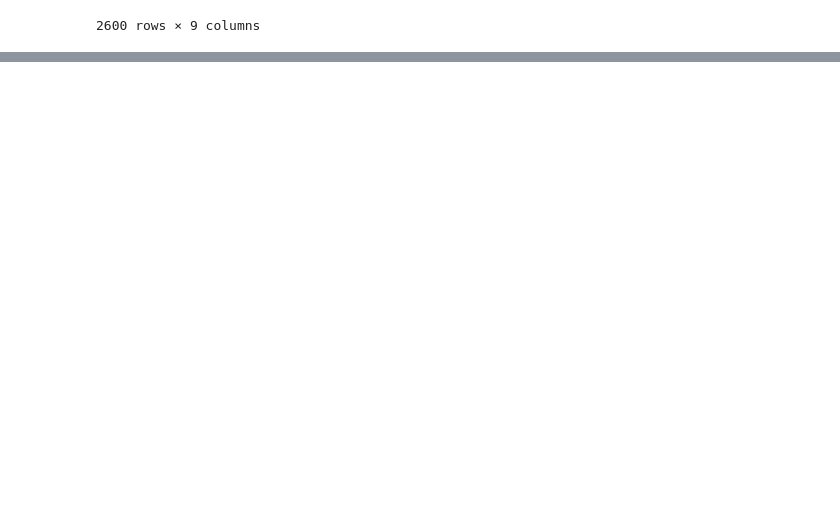
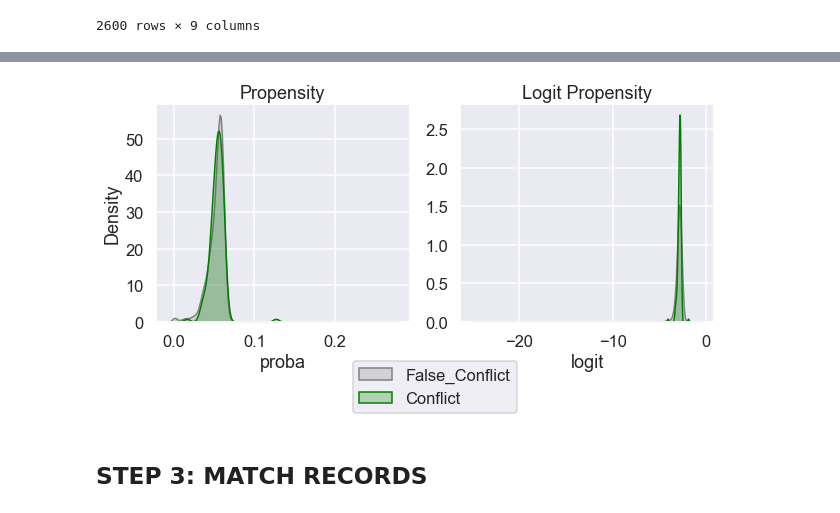
Before and after one commit to KelThuzedd/Project-Conflict, a Jupyter notebook: Conflict.ipynb, the cells around one changed output, grey strips where cells are left out. Drawn from its saved outputs; the diff is of its cells as text; code cells hidden in the pictures; blank space fills up the shorter version.

```diff
--- a/Conflict.ipynb
+++ b/Conflict.ipynb
@@ -321,0 +130,8 @@ ax[1].set_ylabel('');
+# %%
+t = df[Conflict]
+X = pd.get_dummies(df.drop(columns=[Returns, Conflict]))
+pipe = Pipeline([
+    ('scaler', StandardScaler()),
+    ('logistic_classifier', LogisticRegression())
+])
+pipe.fit(X, t)
@@ -321,0 +191,20 @@ ax[1].set_ylabel('');
+# %%
+fig, ax = plt.subplots(1,2, figsize=(10,4))
+# Visualise propensity
+sns.kdeplot(data=df[~df[Conflict]], x='proba', shade=True,
+            color=C_COLOUR, label=C_LABEL, ax=ax[0])
+sns.kdeplot(data=df[df[Conflict]], x='proba', shade=True,
+            color=T_COLOUR, label=T_LABEL, ax=ax[0])
+ax[0].set_title('Propensity')
+ax[0].legend(loc='center', bbox_to_anchor=(1.1, -0.3))
+# Visualise logit propensity
+sns.kdeplot(data=df[~df[Conflict]], x='logit', shade=True,
+            color=C_COLOUR, label=C_LABEL, ax=ax[1])
+sns.kdeplot(data=df[df[Conflict]], x='logit', shade=True,
+            color=T_COLOUR, label=T_LABEL, ax=ax[1])
+ax[1].set_title('Logit Propensity')
+ax[1].set_ylabel("");
+# %% [output]
+[figure, added]
+# %% [markdown]
+## STEP 3: MATCH RECORDS
```
Also changed, not shown: parts of 46 cells of this notebook.
